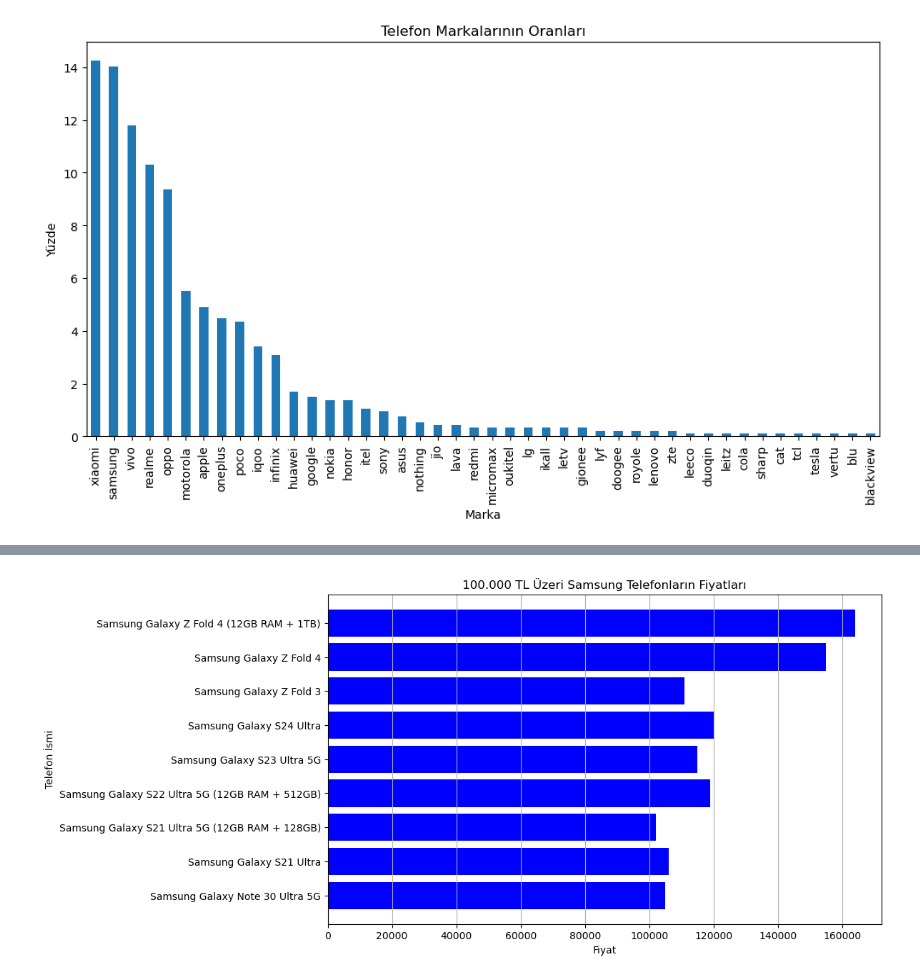
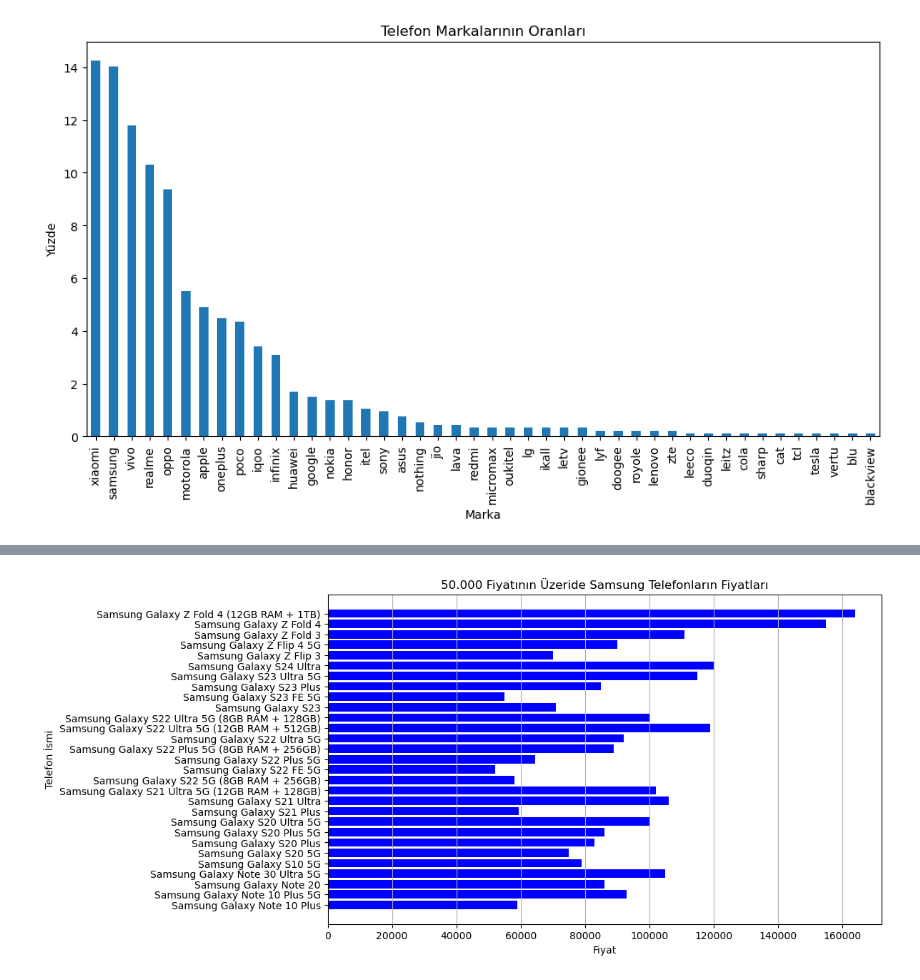
Before and after one commit to meteulken/Kodluyoruz-HiKod_02, a Jupyter notebook: Week5/odev1/Exercise01.ipynb, the cells around one changed output, grey strips where cells are left out. Saved outputs shown, nothing was run; the diff lists cells and outputs as text; code cells hidden in the pictures.

```diff
--- a/Week5/odev1/Exercise01.ipynb
+++ b/Week5/odev1/Exercise01.ipynb
@@ -41,20 +93,19 @@ plt.show()
 # %%
-
-samsung_veri = veri[(veri['brand_name'] == 'samsung') & (veri['price'] > 100000)]
+samsung_veri = veri[(veri['brand_name'] == 'samsung') & (veri['price'] > 50000)]
 
 telefon_isimleri = samsung_veri['model']
 fiyatlar = samsung_veri['price']
 
 plt.figure(figsize=(10, 6))
 plt.barh(telefon_isimleri, fiyatlar, color='blue')
 plt.xlabel('Fiyat')
 plt.ylabel('Telefon İsmi')
-plt.title('100.000 TL Üzeri Samsung Telefonların Fiyatları')
+plt.title('50.000 Fiyatının Üzeride Samsung Telefonların Fiyatları')
 plt.grid(axis='x')
 
 plt.show()
 # %% [output]
-[figure, old version]
+[figure, new version]
 # %%
 filtre = (veri['brand_name'].isin(['samsung', 'apple'])) & (veri['price'] > 100000)
 filtrelenmis_veri = veri[filtre]
```
Also changed, not shown: parts of 8 cells of this notebook.
